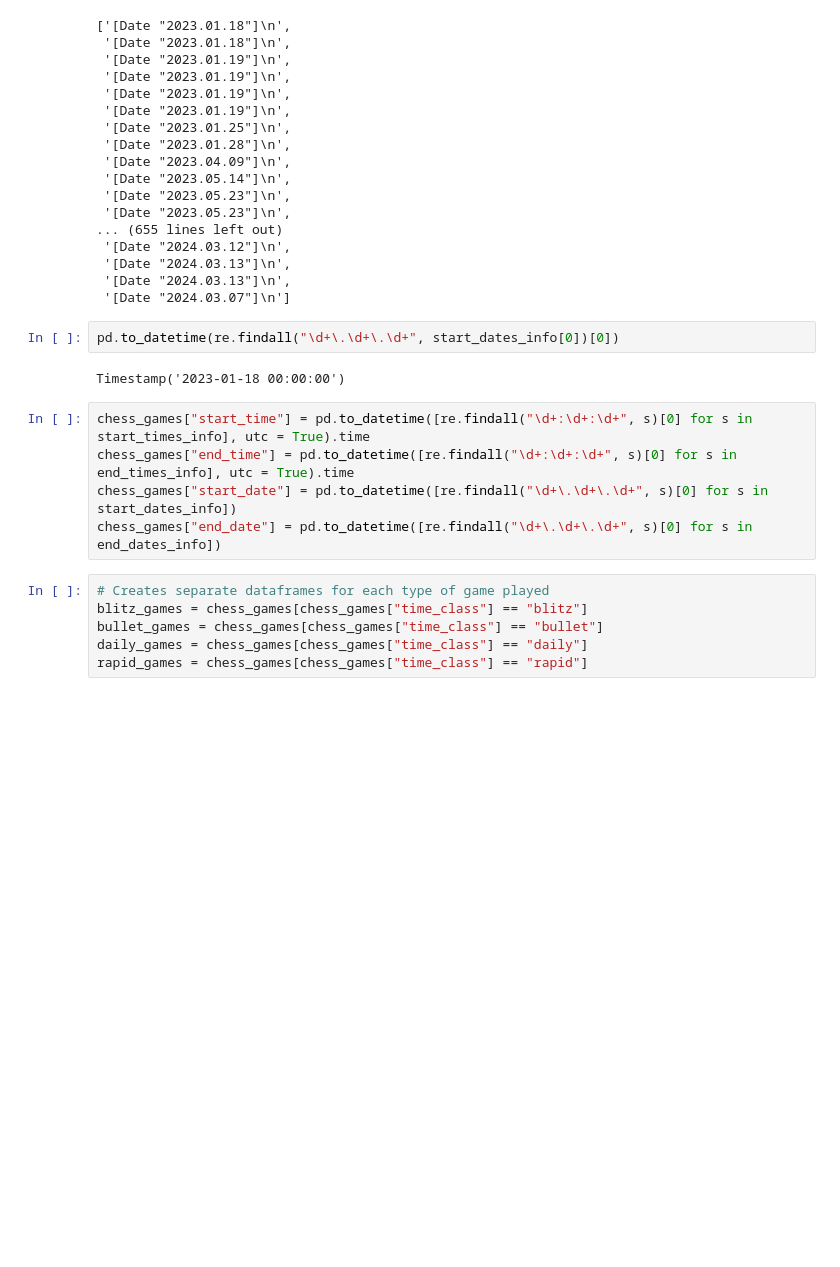
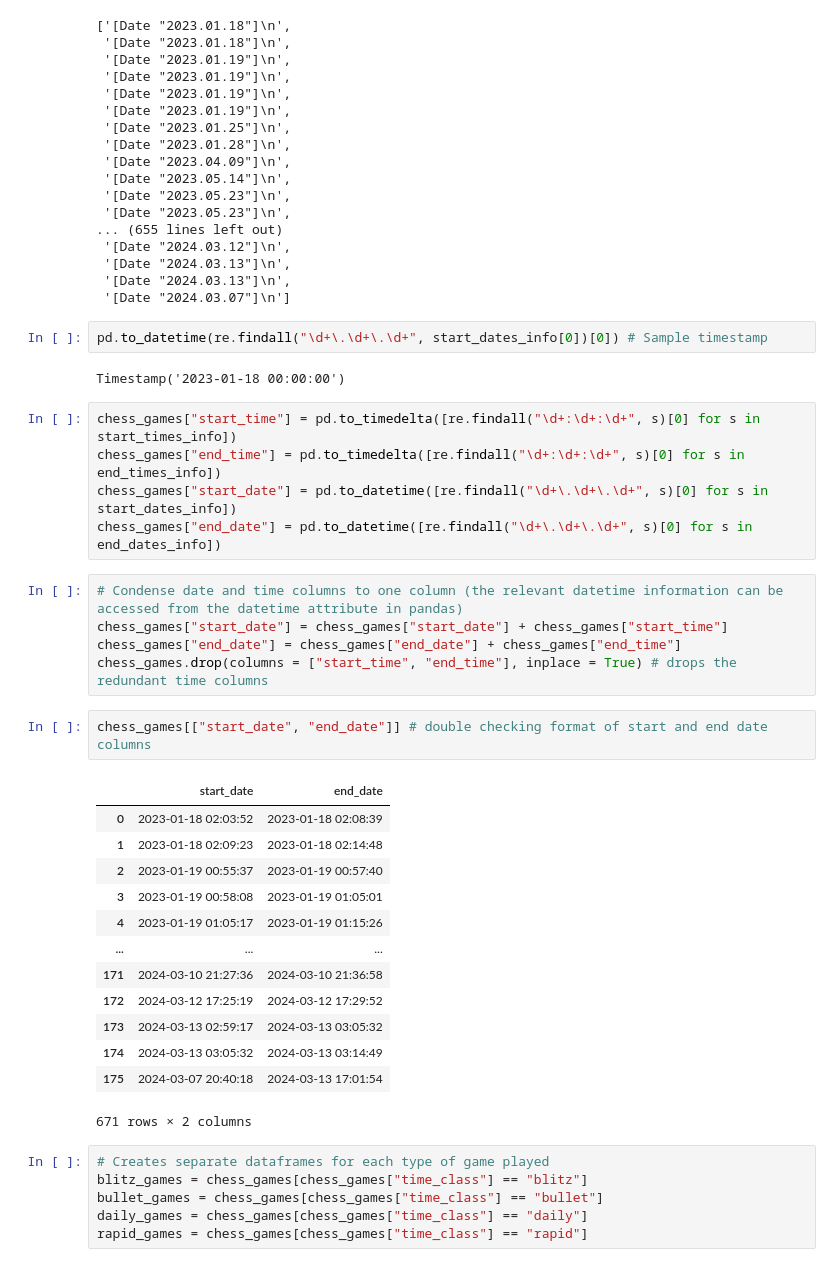
Before and after one commit to hfactor13/MyChessGames, a Jupyter notebook: chess_analysis.ipynb, the cells around one changed output. Saved outputs shown, nothing was run; the diff lists cells and outputs as text; blank space fills up the shorter version.

Commit message:
Replaced to_datetime method for the timestamps
Now it uses to_timedelta method.

```diff
--- a/chess_analysis.ipynb
+++ b/chess_analysis.ipynb
@@ -136,14 +136,35 @@ start_dates_info
  '[Date "2024.03.13"]\n',
  '[Date "2024.03.07"]\n']
 # %%
-pd.to_datetime(re.findall("\d+\.\d+\.\d+", start_dates_info[0])[0])
+pd.to_datetime(re.findall("\d+\.\d+\.\d+", start_dates_info[0])[0]) # Sample timestamp
 # %% [output]
 Timestamp('2023-01-18 00:00:00')
 # %%
-chess_games["start_time"] = pd.to_datetime([re.findall("\d+:\d+:\d+", s)[0] for s in start_times_info], utc = True).time
-chess_games["end_time"] = pd.to_datetime([re.findall("\d+:\d+:\d+", s)[0] for s in end_times_info], utc = True).time
+chess_games["start_time"] = pd.to_timedelta([re.findall("\d+:\d+:\d+", s)[0] for s in start_times_info])
+chess_games["end_time"] = pd.to_timedelta([re.findall("\d+:\d+:\d+", s)[0] for s in end_times_info])
 chess_games["start_date"] = pd.to_datetime([re.findall("\d+\.\d+\.\d+", s)[0] for s in start_dates_info])
 chess_games["end_date"] = pd.to_datetime([re.findall("\d+\.\d+\.\d+", s)[0] for s in end_dates_info])
+# %%
+# Condense date and time columns to one column (the relevant datetime information can be accessed from the datetime attribute in pandas)
+chess_games["start_date"] = chess_games["start_date"] + chess_games["start_time"]
+chess_games["end_date"] = chess_games["end_date"] + chess_games["end_time"]
+chess_games.drop(columns = ["start_time", "end_time"], inplace = True) # drops the redundant time columns
+# %%
+chess_games[["start_date", "end_date"]] # double checking format of start and end date columns
+# %% [output]
+|  | start_date | end_date |
+| 0 | 2023-01-18 02:03:52 | 2023-01-18 02:08:39 |
+| 1 | 2023-01-18 02:09:23 | 2023-01-18 02:14:48 |
+| 2 | 2023-01-19 00:55:37 | 2023-01-19 00:57:40 |
+| 3 | 2023-01-19 00:58:08 | 2023-01-19 01:05:01 |
+| 4 | 2023-01-19 01:05:17 | 2023-01-19 01:15:26 |
+| ... | ... | ... |
+| 171 | 2024-03-10 21:27:36 | 2024-03-10 21:36:58 |
+| 172 | 2024-03-12 17:25:19 | 2024-03-12 17:29:52 |
+| 173 | 2024-03-13 02:59:17 | 2024-03-13 03:05:32 |
+| 174 | 2024-03-13 03:05:32 | 2024-03-13 03:14:49 |
+| 175 | 2024-03-07 20:40:18 | 2024-03-13 17:01:54 |
+671 rows × 2 columns
 # %%
 # Creates separate dataframes for each type of game played
 blitz_games = chess_games[chess_games["time_class"] == "blitz"]
```
